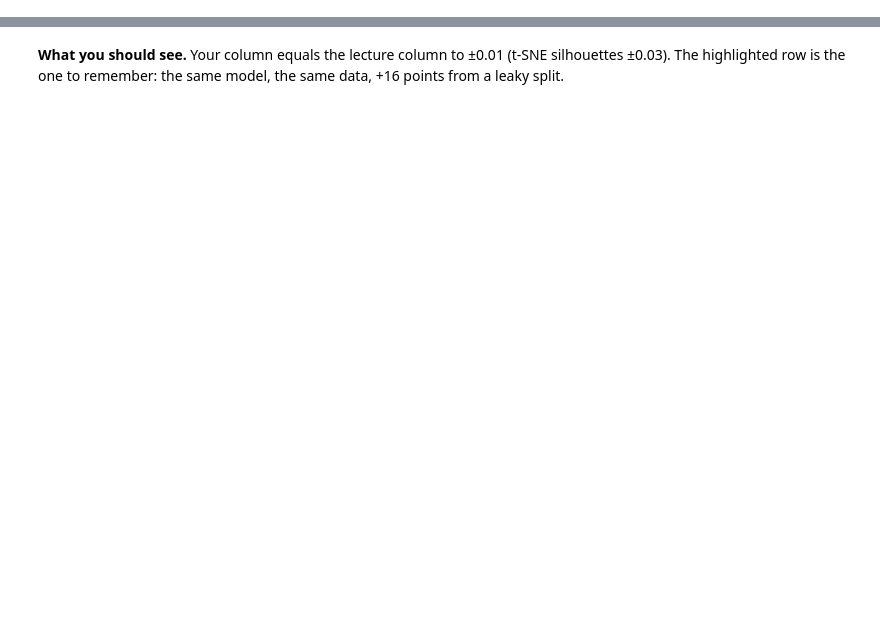
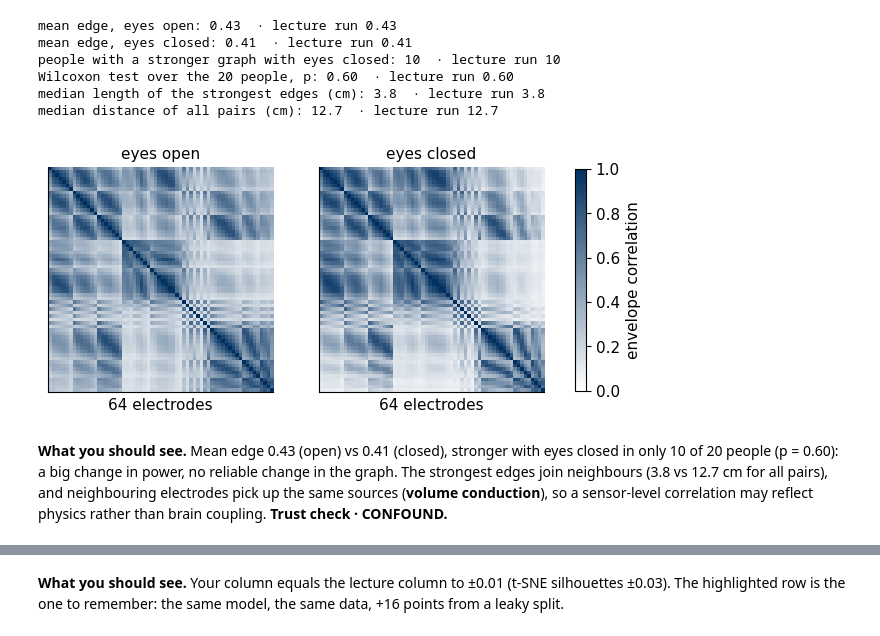
Before and after one commit to gon-uri/ITBA2026, a Jupyter notebook: notebook/ml_neural_ts_notebook.ipynb, the cells around one changed output, grey strips where cells are left out. Saved outputs shown, nothing was run; the diff lists cells and outputs as text; code cells hidden in the pictures; blank space fills up the shorter version.

```diff
--- a/notebook/ml_neural_ts_notebook.ipynb
+++ b/notebook/ml_neural_ts_notebook.ipynb
@@ -1836,0 +470,18 @@ Compare the table with your neighbours: we look at it together right after the n
+# %%
+# §3.1 · t-SNE of the z-scored spectra, coloured by eyes and by person (takes ~10 s)
+need("F_full")
+Fs = StandardScaler().fit_transform(F_full)
+Z = TSNE(n_components=2, perplexity=30, init="pca", learning_rate="auto", random_state=SEED).fit_transform(Fs)
+sil_person, sil_eyes = silhouette_score(Z, g), silhouette_score(Z, y)
+show("silhouette by person", sil_person, key="embed_raw_tsne_silhouette_by_subject")
+show("silhouette by eyes", sil_eyes, key="embed_raw_tsne_silhouette_by_condition")
+print("(t-SNE numbers can differ by about ±0.03 across library versions or computers)")
+fig, axs = plt.subplots(1, 2, figsize=(9.5, 4.2))
+for lab, col, name in ((0, EO_C, "eyes open"), (1, EC_C, "eyes closed")):
+    axs[0].scatter(*Z[y == lab].T, s=5, color=col, alpha=0.6, label=name)
+axs[1].scatter(*Z.T, s=5, c=g, cmap="tab20", alpha=0.8)
+axs[0].set_title("coloured by eyes", fontsize=11); axs[1].set_title("coloured by person", fontsize=11)
+axs[0].legend(frameon=False, markerscale=3, fontsize=9)
+for ax in axs:
+    ax.set_xticks([]); ax.set_yticks([])
+plt.tight_layout(); plt.show()
@@ -1836,0 +528,53 @@ Compare the table with your neighbours: we look at it together right after the n
+# %%
+# §4 · Alpha amplitude-envelope correlation per person and condition, and how far apart the strongest edges are
+need("y")
+if cont is not None:
+    aec = np.zeros((len(SUBJECTS), 2, 64, 64))
+    for i, s in enumerate(SUBJECTS):
+        for lab in (0, 1):
+            xa = mne.filter.filter_data(cont[(s, lab)], SFREQ, ALPHA_ENV[0], ALPHA_ENV[1], fir_design="firwin")
+            n = xa.shape[-1]
+            env = np.abs(hilbert(xa, N=next_fast_len(n), axis=-1)[:, :n])     # alpha envelope
+            nw = n // WIN
+            e = env[:, :nw * WIN].reshape(64, nw, WIN).transpose(1, 0, 2)   # windows x channels x samples
+            zc = (e - e.mean(-1, keepdims=True)) / e.std(-1, keepdims=True)
+            aec[i, lab] = np.einsum("wct,wdt->cd", zc, zc) / (nw * WIN)     # mean correlation over windows
+else:
+    aec = fb["aec_win"].astype(float)                                       # precomputed, same recipe
+iu = np.triu_indices(64, 1)
+off = aec[:, :, iu[0], iu[1]].mean(-1)                                      # mean edge, per (person, condition)
+p_aec = wilcoxon(off[:, 1], off[:, 0]).pvalue
+show("mean edge, eyes open", off[:, 0].mean(), key="graph_aec_mean_offdiag_eyes_open")
+show("mean edge, eyes closed", off[:, 1].mean(), key="graph_aec_mean_offdiag_eyes_closed")
+show("people with a stronger graph with eyes closed", (off[:, 1] > off[:, 0]).sum(),
+     key="graph_aec_n_subjects_EC_greater_than_EO", nd=0)
+show("Wilcoxon test over the 20 people, p", p_aec, key="graph_aec_wilcoxon_p_two_sided")
+aec_eo, aec_ec = aec[:, 0].mean(0), aec[:, 1].mean(0)
+thr = np.percentile(np.r_[aec_eo[iu], aec_ec[iu]], 95)                      # the strongest 5% of the edges
+dist = (np.linalg.norm(ch_pos[:, None] - ch_pos[None], axis=-1) * 100)[iu]  # cm between electrodes
+d_top = np.r_[dist[aec_eo[iu] >= thr], dist[aec_ec[iu] >= thr]]
+show("median length of the strongest edges (cm)", np.median(d_top), key="graph_aec_top5pct_median_distance_cm", nd=1)
+show("median distance of all pairs (cm)", np.median(dist), key="graph_allpairs_median_distance_cm", nd=1)
+note("connect", off[:, 0].mean(), off[:, 1].mean(), p_aec, np.median(d_top), np.median(dist))
+fig, axs = plt.subplots(1, 2, figsize=(8, 3.6))
+for ax, M, ttl in ((axs[0], aec_eo, "eyes open"), (axs[1], aec_ec, "eyes closed")):
+    im = ax.imshow(M, cmap=WHITE_NAVY, vmin=0, vmax=1)
+    ax.set_title(ttl, fontsize=11); ax.set_xticks([]); ax.set_yticks([]); ax.set_xlabel("64 electrodes")
+plt.colorbar(im, ax=axs, shrink=0.8, label="envelope correlation")
+plt.show()
+# %% [output]
+mean edge, eyes open: 0.43  · lecture run 0.43
+mean edge, eyes closed: 0.41  · lecture run 0.41
+people with a stronger graph with eyes closed: 10  · lecture run 10
+Wilcoxon test over the 20 people, p: 0.60  · lecture run 0.60
+median length of the strongest edges (cm): 3.8  · lecture run 3.8
+median distance of all pairs (cm): 12.7  · lecture run 12.7
+[figure, added]
+# %% [markdown]
+**What you should see.** Mean edge 0.43 (open) vs
+0.41 (closed), stronger with eyes closed in only
+10 of 20 people (p = 0.60): a big change in
+power, no reliable change in the graph. The strongest edges join neighbours (3.8
+vs 12.7 cm for all pairs), and neighbouring electrodes pick up the same sources
+(**volume conduction**), so a sensor-level correlation may reflect physics rather than brain coupling.
+**Trust check · CONFOUND.**
```
Also changed, not shown: parts of 160 cells of this notebook.
